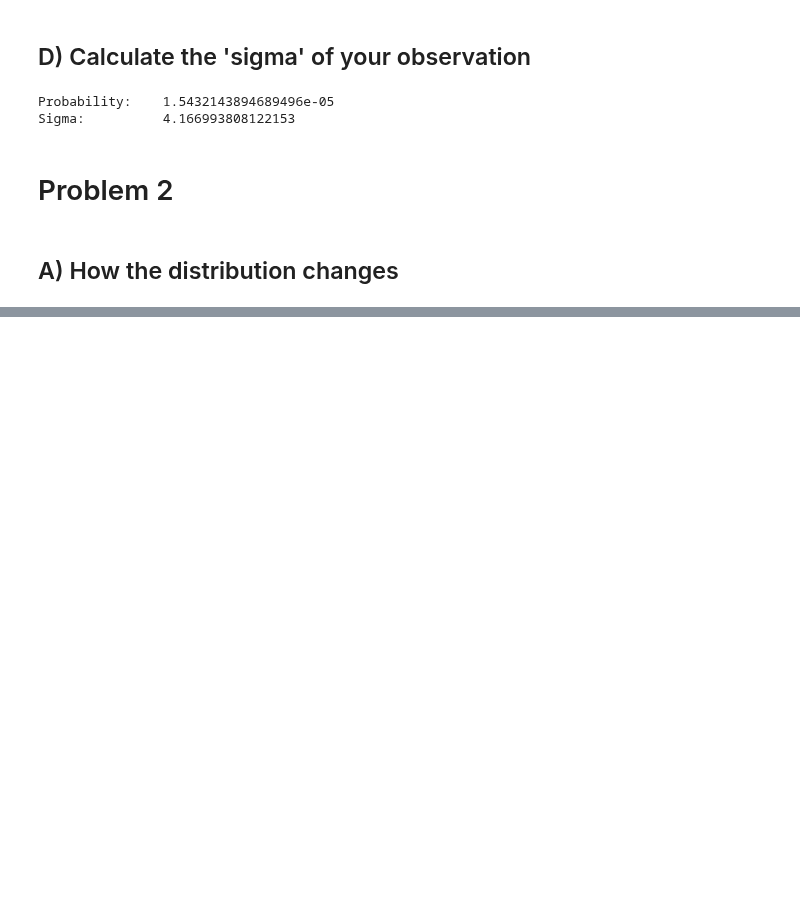
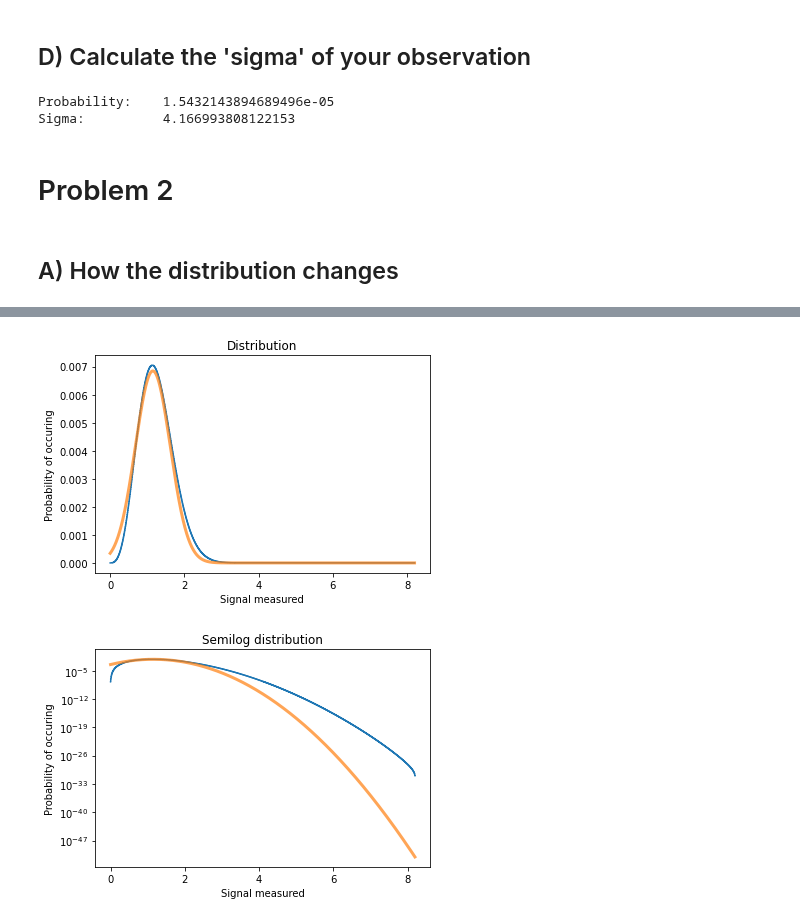
Before and after one commit to WyattOtsuka/PHYS434, a Jupyter notebook: lab2.ipynb, the cells around one changed output, grey strips where cells are left out. Cells and saved outputs as stored; diff of their text form; code cells hidden in the pictures; blank space fills up the shorter version.

```diff
--- a/lab2.ipynb
+++ b/lab2.ipynb
@@ -187,0 +174,9 @@ bins
+# %%
+convovled_rayleigh = rayleigh_base
+for i in range(5) :
+    convolved_rayleigh = np.convolve(rayleigh_base, convovled_rayleigh)
+# %%
+graph(0,len(convolved_rayleigh), convolved_rayleigh, 0.47, 124, 1.15, 5, averageMax = 8.2)
+# %% [output]
+[figure, added]
+[figure, added]
```
Also changed, not shown: parts of 8 cells of this notebook.
